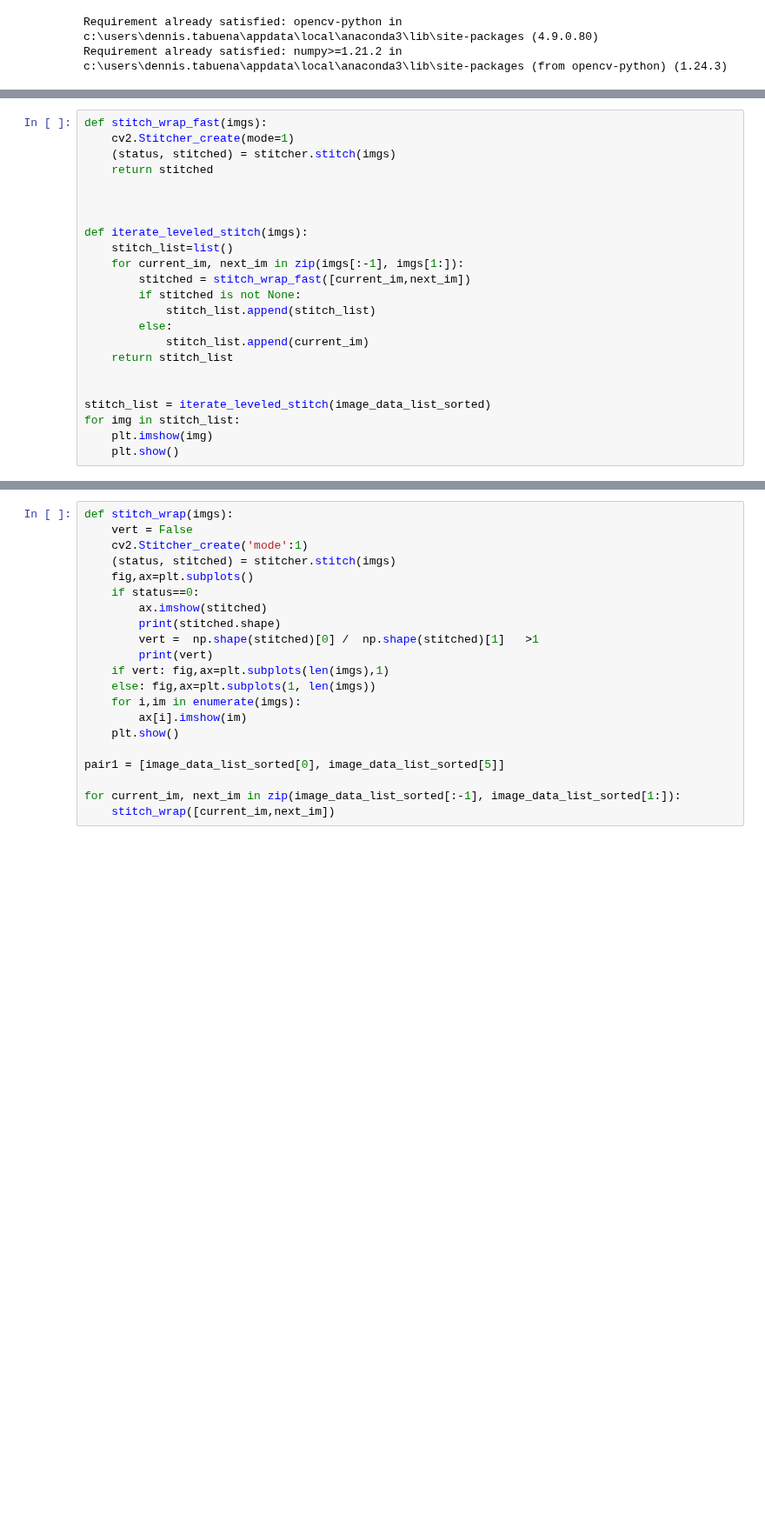
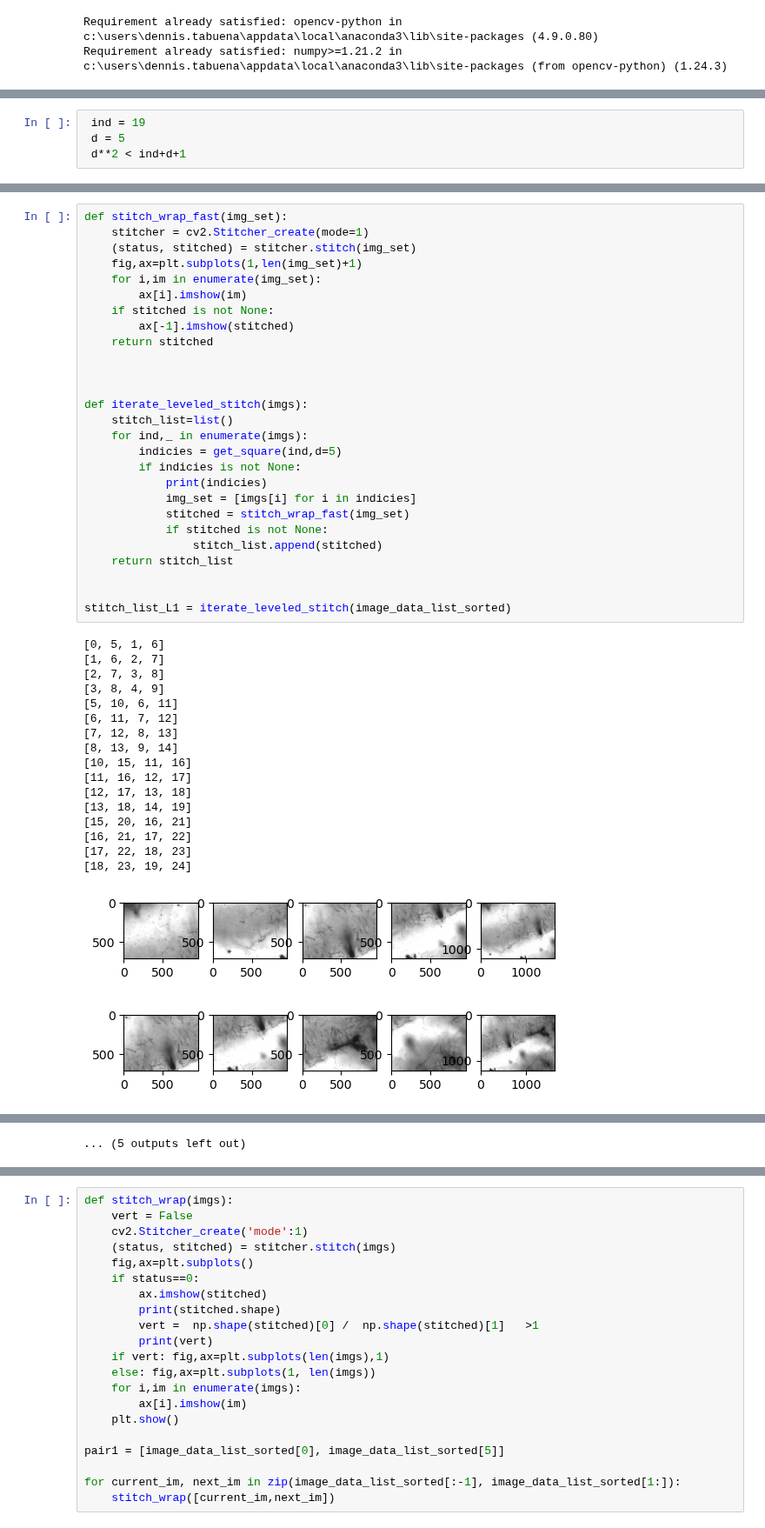
Before and after one commit to dtabuena/Workshop, a Jupyter notebook: Image/Test_Stitch.ipynb, the cells around one changed output, grey strips where cells are left out. Shown at 87% size. Cells and saved outputs as stored; diff of their text form; blank space fills up the shorter version.

```diff
--- a/Image/Test_Stitch.ipynb
+++ b/Image/Test_Stitch.ipynb
@@ -53,0 +65,4 @@ Requirement already satisfied: numpy>=1.21.2 in c:\users\dennis.tabuena\appdata\
+# %%
+ ind = 19
+ d = 5
+ d**2 < ind+d+1
@@ -76,23 +126,46 @@ TypeError: Stitcher_create() takes at most 1 keyword argument (2 given)
 # %%
-def stitch_wrap_fast(imgs):
-    cv2.Stitcher_create(mode=1)
-    (status, stitched) = stitcher.stitch(imgs)
+def stitch_wrap_fast(img_set):
+    stitcher = cv2.Stitcher_create(mode=1)
+    (status, stitched) = stitcher.stitch(img_set)
+    fig,ax=plt.subplots(1,len(img_set)+1)
+    for i,im in enumerate(img_set):
+        ax[i].imshow(im)
+    if stitched is not None:
+        ax[-1].imshow(stitched)
     return stitched
 
 
 
 def iterate_leveled_stitch(imgs):
     stitch_list=list()
-    for current_im, next_im in zip(imgs[:-1], imgs[1:]):
-        stitched = stitch_wrap_fast([current_im,next_im])
-        if stitched is not None:
-            stitch_list.append(stitch_list)
-        else:
-            stitch_list.append(current_im)
+    for ind,_ in enumerate(imgs):
+        indicies = get_square(ind,d=5)
+        if indicies is not None:
+            print(indicies)
+            img_set = [imgs[i] for i in indicies]
+            stitched = stitch_wrap_fast(img_set)
+            if stitched is not None:
+                stitch_list.append(stitched)
     return stitch_list
 
 
-stitch_list = iterate_leveled_stitch(image_data_list_sorted)
-for img in stitch_list:
-    plt.imshow(img)
-    plt.show()
+stitch_list_L1 = iterate_leveled_stitch(image_data_list_sorted)
+# %% [output]
+[0, 5, 1, 6]
+[1, 6, 2, 7]
+[2, 7, 3, 8]
+[3, 8, 4, 9]
+[5, 10, 6, 11]
+[6, 11, 7, 12]
+[7, 12, 8, 13]
+[8, 13, 9, 14]
+[10, 15, 11, 16]
+[11, 16, 12, 17]
+[12, 17, 13, 18]
+[13, 18, 14, 19]
+[15, 20, 16, 21]
+[16, 21, 17, 22]
+[17, 22, 18, 23]
+[18, 23, 19, 24]
+[figure, added]
+[figure, added]
@@ -98,0 +181 @@ for img in stitch_list:
+... (5 outputs left out)
```
Also changed, not shown: parts of 10 cells of this notebook.
